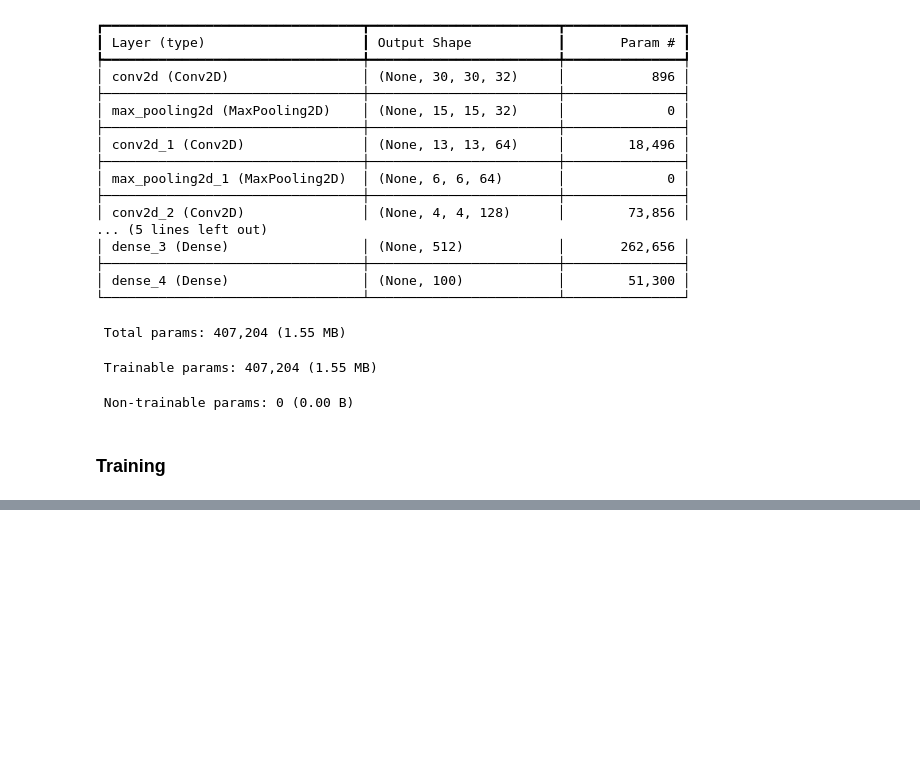
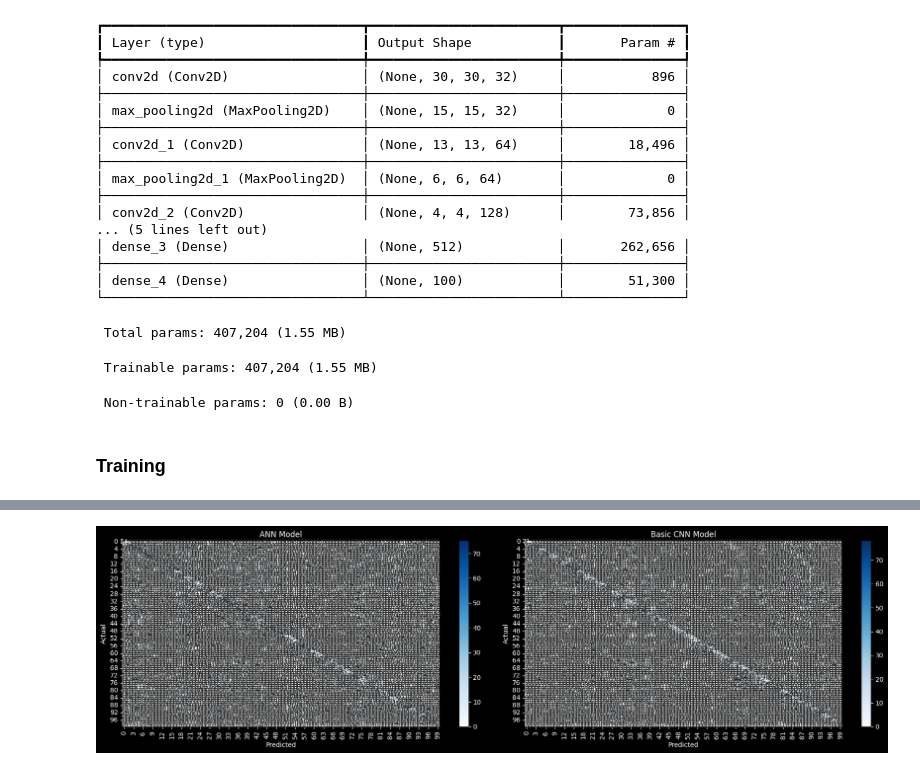
Before and after one commit to AkshatGupte/21ProjectsGFG, a Jupyter notebook: Deep-Learning/Lecture-12/cifar100-classification.ipynb, the cells around one changed output, grey strips where cells are left out. Drawn from its saved outputs; the diff is of its cells as text; code cells hidden in the pictures; blank space fills up the shorter version.

```diff
--- a/Deep-Learning/Lecture-12/cifar100-classification.ipynb
+++ b/Deep-Learning/Lecture-12/cifar100-classification.ipynb
@@ -154,0 +259,36 @@ WARNING:absl:You are saving your model as an HDF5 file via `model.save()` or `ke
+# %%
+import numpy as np
+import matplotlib.pyplot as plt
+import seaborn as sns
+from sklearn.metrics import confusion_matrix
+
+# Predictions
+ann_predictions = ann_model.predict(x_test)
+basic_cnn_predictions = cnn_model.predict(x_test)
+
+# Convert labels
+test_labels_int = np.argmax(y_test_label, axis=1)
+
+ann_predicted_labels = np.argmax(ann_predictions, axis=1)
+basic_cnn_predicted_labels = np.argmax(basic_cnn_predictions, axis=1)
+
+# Confusion matrices
+cm_ann = confusion_matrix(test_labels_int, ann_predicted_labels)
+cm_basic = confusion_matrix(test_labels_int, basic_cnn_predicted_labels)
+
+# Plot side by side
+fig, axes = plt.subplots(1, 2, figsize=(18, 5))
+
+sns.heatmap(cm_ann, annot=True, fmt="d", cmap="Blues", ax=axes[0])
+axes[0].set_title("ANN Model")
+axes[0].set_xlabel("Predicted")
+axes[0].set_ylabel("Actual")
+
+sns.heatmap(cm_basic, annot=True, fmt="d", cmap="Blues", ax=axes[1])
+axes[1].set_title("Basic CNN Model")
+axes[1].set_xlabel("Predicted")
+axes[1].set_ylabel("Actual")
+
+plt.tight_layout()
+plt.show()
+# %% [output]
@@ -154,0 +297 @@ WARNING:absl:You are saving your model as an HDF5 file via `model.save()` or `ke
+[figure, added]
```
Also changed, not shown: parts of 15 cells of this notebook.
